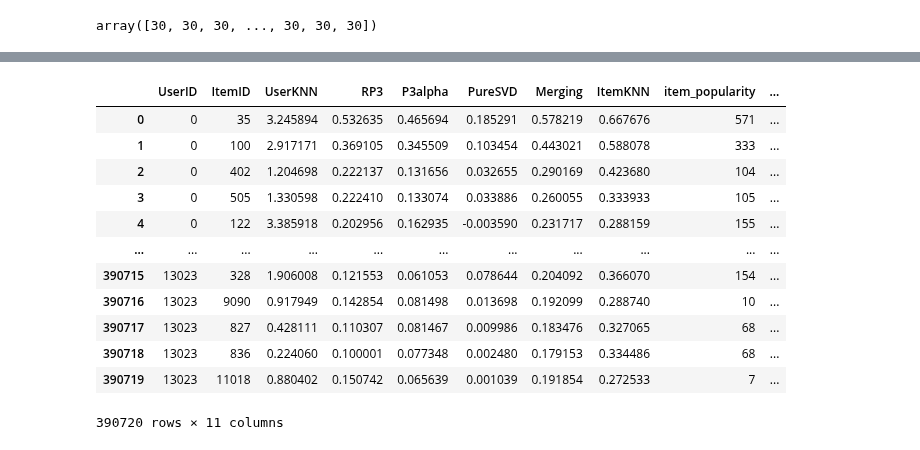
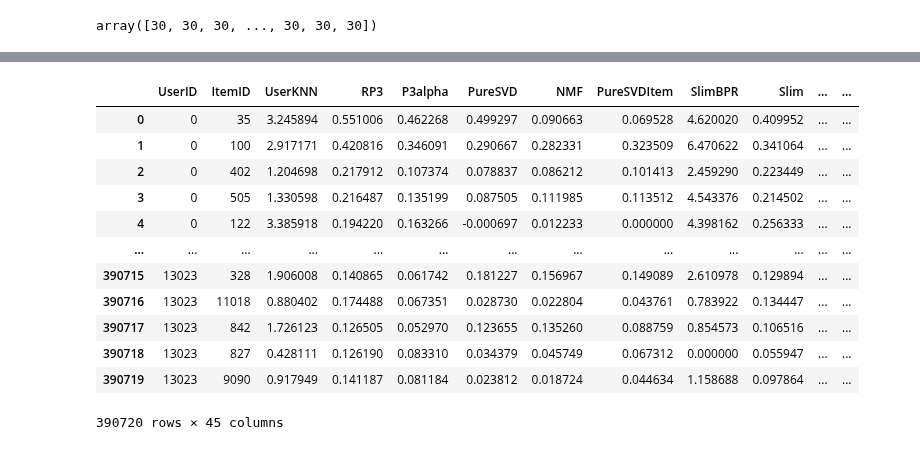
Before and after one commit to CarloSgaravatti/Recsys_Challenge_2023, a Jupyter notebook: challenge_notebooks/xgboost.ipynb, the cells around one changed output, grey strips where cells are left out. Drawn from its saved outputs; the diff is of its cells as text; code cells hidden in the pictures.

```diff
--- a/challenge_notebooks/xgboost.ipynb
+++ b/challenge_notebooks/xgboost.ipynb
@@ -256,0 +230,4 @@ Recommender_Base_Class: URM Detected 476 ( 2.1%) items with no interactions.
+# %%
+# with open('/kaggle/working/Recsys_Challenge_2023/tuning_results/best_params_puresvd_item.json', 'r') as params_file:
+#     params_pure_svd_item = json.load(params_file)
+params_pure_svd_item = {"topK": 43, "num_factors": 171}
@@ -300,8 +375,7 @@ training_dataframe = pd.DataFrame(index=range(0, n_users), columns = ["ItemID"])
 training_dataframe.index.name='UserID'
 
 for user_id in tqdm.tqdm_notebook(range(n_users)):
-    recommendations = linear_combinator.recommend(user_id, cutoff = cutoff)
-#     recommendations = recommender_item.recommend(user_id, cutoff=cutoff)
+    recommendations = hybrid_similarity.recommend(user_id, cutoff = cutoff)
     training_dataframe.loc[user_id, "ItemID"] = recommendations
 
 training_dataframe = training_dataframe.explode("ItemID")
@@ -371,9 +445,13 @@ for user_id in tqdm.tqdm_notebook(range(n_users)):
     training_dataframe.loc[user_id, 'UserKNN'] = recommender_user._compute_item_score([user_id], items_to_compute = item_list)[0, item_list]
     training_dataframe.loc[user_id, 'RP3'] = recommender_rp3._compute_item_score([user_id], items_to_compute = item_list)[0, item_list]
     training_dataframe.loc[user_id, 'P3alpha'] = recommender_p3a._compute_item_score([user_id], items_to_compute = item_list)[0, item_list]
-    training_dataframe.loc[user_id, 'PureSVD'] = pure_svd._compute_item_score([user_id], items_to_compute = item_list)[0, item_list]
-    training_dataframe.loc[user_id, 'Merging'] = hybrid_similarity._compute_item_score([user_id], items_to_compute = item_list)[0, item_list]
-    training_dataframe.loc[user_id, 'ItemKNN'] = recommender_item._compute_item_score([user_id], items_to_compute = item_list)[0, item_list]
+    training_dataframe.loc[user_id, 'PureSVD'] = recommender_pure_svd._compute_item_score([user_id], items_to_compute = item_list)[0, item_list]
+    training_dataframe.loc[user_id, 'NMF'] = recommender_nmf._compute_item_score([user_id], items_to_compute = item_list)[0, item_list]
+    training_dataframe.loc[user_id, 'PureSVDItem'] = recommender_pure_svd_item._compute_item_score([user_id], items_to_compute = item_list)[0, item_list]
+    training_dataframe.loc[user_id, 'SlimBPR'] = recommender_slim_bpr._compute_item_score([user_id], items_to_compute = item_list)[0, item_list]
+    training_dataframe.loc[user_id, 'Slim'] = recommender_slim._compute_item_score([user_id], items_to_compute = item_list)[0, item_list]
+    training_dataframe.loc[user_id, 'EaseR'] = recommender_ease_r._compute_item_score([user_id], items_to_compute = item_list)[0, item_list]
+    # training_dataframe.loc[user_id, 'IALS'] = recommender_ials._compute_item_score([user_id], items_to_compute = item_list)[0, item_list]
 
 training_dataframe = training_dataframe.reset_index()
 training_dataframe = training_dataframe.rename(columns = {"index": "UserID"})
@@ -541,8 +644,7 @@ validation_dataframe = pd.DataFrame(index=range(0, n_users), columns = ["ItemID"
 validation_dataframe.index.name='UserID'
 
 for user_id in tqdm.tqdm_notebook(range(n_users)):
-    recommendations = linear_combinator.recommend(user_id, cutoff = cutoff)
-    # recommendations = recommender_item.recommend(user_id, cutoff = cutoff)
+    recommendations = hybrid_similarity.recommend(user_id, cutoff = cutoff)
     validation_dataframe.loc[user_id, "ItemID"] = recommendations
 
 validation_dataframe = validation_dataframe.explode("ItemID")
@@ -553,9 +655,13 @@ for user_id in tqdm.tqdm_notebook(range(n_users)):
     validation_dataframe.loc[user_id, 'UserKNN'] = recommender_user._compute_item_score([user_id], items_to_compute = item_list)[0, item_list]
     validation_dataframe.loc[user_id, 'RP3'] = recommender_rp3._compute_item_score([user_id], items_to_compute = item_list)[0, item_list]
     validation_dataframe.loc[user_id, 'P3alpha'] = recommender_p3a._compute_item_score([user_id], items_to_compute = item_list)[0, item_list]
-    validation_dataframe.loc[user_id, 'PureSVD'] = pure_svd._compute_item_score([user_id], items_to_compute = item_list)[0, item_list]
-    validation_dataframe.loc[user_id, 'Merging'] = hybrid_similarity._compute_item_score([user_id], items_to_compute = item_list)[0, item_list]
-    validation_dataframe.loc[user_id, 'ItemKNN'] = recommender_item._compute_item_score([user_id], items_to_compute = item_list)[0, item_list]
+    validation_dataframe.loc[user_id, 'PureSVD'] = recommender_pure_svd._compute_item_score([user_id], items_to_compute = item_list)[0, item_list]
+    validation_dataframe.loc[user_id, 'NMF'] = recommender_nmf._compute_item_score([user_id], items_to_compute = item_list)[0, item_list]
+    validation_dataframe.loc[user_id, 'PureSVDItem'] = recommender_pure_svd_item._compute_item_score([user_id], items_to_compute = item_list)[0, item_list]
+    validation_dataframe.loc[user_id, 'SlimBPR'] = recommender_slim_bpr._compute_item_score([user_id], items_to_compute = item_list)[0, item_list]
+    validation_dataframe.loc[user_id, 'Slim'] = recommender_slim._compute_item_score([user_id], items_to_compute = item_list)[0, item_list]
+    validation_dataframe.loc[user_id, 'EaseR'] = recommender_ease_r._compute_item_score([user_id], items_to_compute = item_list)[0, item_list]
+    # validation_dataframe.loc[user_id, 'IALS'] = recommender_ials._compute_item_score([user_id], items_to_compute = item_list)[0, item_list]
 
 validation_dataframe = validation_dataframe.reset_index()
 validation_dataframe = validation_dataframe.rename(columns = {"index": "UserID"})
@@ -586,28 +692,28 @@ Please use `tqdm.notebook.tqdm` instead of `tqdm.tqdm_notebook`
 # %%
 mainstream_user = URM_train_complete.dot(item_popularity) / np.where(user_popularity == 0, 1, user_popularity)
 validation_dataframe['mainstream_user'] = mainstream_user[validation_dataframe["UserID"].values.astype(int)]
 
-# mainstream_item = URM_train_complete.T.dot(user_popularity) / np.where(item_popularity == 0, 1, item_popularity)
-# validation_dataframe['mainstream_item'] = mainstream_item[validation_dataframe["ItemID"].values.astype(int)]
+mainstream_item = URM_train_complete.T.dot(user_popularity) / np.where(item_popularity == 0, 1, item_popularity)
+validation_dataframe['mainstream_item'] = mainstream_item[validation_dataframe["ItemID"].values.astype(int)]
 
-# user_factors_df = pd.DataFrame(user_factors_validation, columns=[f'factor_{i}' for i in range(user_factors_train.shape[1])])
+user_factors_df = pd.DataFrame(user_factors_train, columns=[f'factor_{i}' for i in range(user_factors_train.shape[1])])
 
-# validation_dataframe = validation_dataframe.merge(user_factors_df, left_on='UserID', right_index=True)
+validation_dataframe = validation_dataframe.merge(user_factors_df, left_on='UserID', right_index=True)
 validation_dataframe
 # %% [output]
-|  | UserID | ItemID | UserKNN | RP3 | P3alpha | PureSVD | Merging | ItemKNN | item_popularity | ... |
-| 0 | 0 | 35 | 3.245894 | 0.532635 | 0.465694 | 0.185291 | 0.578219 | 0.667676 | 571 | ... |
-| 1 | 0 | 100 | 2.917171 | 0.369105 | 0.345509 | 0.103454 | 0.443021 | 0.588078 | 333 | ... |
-| 2 | 0 | 402 | 1.204698 | 0.222137 | 0.131656 | 0.032655 | 0.290169 | 0.423680 | 104 | ... |
-| 3 | 0 | 505 | 1.330598 | 0.222410 | 0.133074 | 0.033886 | 0.260055 | 0.333933 | 105 | ... |
-| 4 | 0 | 122 | 3.385918 | 0.202956 | 0.162935 | -0.003590 | 0.231717 | 0.288159 | 155 | ... |
-| ... | ... | ... | ... | ... | ... | ... | ... | ... | ... | ... |
-| 390715 | 13023 | 328 | 1.906008 | 0.121553 | 0.061053 | 0.078644 | 0.204092 | 0.366070 | 154 | ... |
-| 390716 | 13023 | 9090 | 0.917949 | 0.142854 | 0.081498 | 0.013698 | 0.192099 | 0.288740 | 10 | ... |
-| 390717 | 13023 | 827 | 0.428111 | 0.110307 | 0.081467 | 0.009986 | 0.183476 | 0.327065 | 68 | ... |
-| 390718 | 13023 | 836 | 0.224060 | 0.100001 | 0.077348 | 0.002480 | 0.179153 | 0.334486 | 68 | ... |
-| 390719 | 13023 | 11018 | 0.880402 | 0.150742 | 0.065639 | 0.001039 | 0.191854 | 0.272533 | 7 | ... |
+|  | UserID | ItemID | UserKNN | RP3 | P3alpha | PureSVD | NMF | PureSVDItem | SlimBPR | Slim | ... | ... |
+| 0 | 0 | 35 | 3.245894 | 0.551006 | 0.462268 | 0.499297 | 0.090663 | 0.069528 | 4.620020 | 0.409952 | ... | ... |
+| 1 | 0 | 100 | 2.917171 | 0.420816 | 0.346091 | 0.290667 | 0.282331 | 0.323509 | 6.470622 | 0.341064 | ... | ... |
+| 2 | 0 | 402 | 1.204698 | 0.217912 | 0.107374 | 0.078837 | 0.086212 | 0.101413 | 2.459290 | 0.223449 | ... | ... |
+| 3 | 0 | 505 | 1.330598 | 0.216487 | 0.135199 | 0.087505 | 0.111985 | 0.113512 | 4.543376 | 0.214502 | ... | ... |
+| 4 | 0 | 122 | 3.385918 | 0.194220 | 0.163266 | -0.000697 | 0.012233 | 0.000000 | 4.398162 | 0.256333 | ... | ... |
+| ... | ... | ... | ... | ... | ... | ... | ... | ... | ... | ... | ... | ... |
+| 390715 | 13023 | 328 | 1.906008 | 0.140865 | 0.061742 | 0.181227 | 0.156967 | 0.149089 | 2.610978 | 0.129894 | ... | ... |
+| 390716 | 13023 | 11018 | 0.880402 | 0.174488 | 0.067351 | 0.028730 | 0.022804 | 0.043761 | 0.783922 | 0.134447 | ... | ... |
+| 390717 | 13023 | 842 | 1.726123 | 0.126505 | 0.052970 | 0.123655 | 0.135260 | 0.088759 | 0.854573 | 0.106516 | ... | ... |
+| 390718 | 13023 | 827 | 0.428111 | 0.126190 | 0.083310 | 0.034379 | 0.045749 | 0.067312 | 0.000000 | 0.055947 | ... | ... |
+| 390719 | 13023 | 9090 | 0.917949 | 0.141187 | 0.081184 | 0.023812 | 0.018724 | 0.044634 | 1.158688 | 0.097864 | ... | ... |
-390720 rows × 11 columns
+390720 rows × 45 columns
 # %%
 # validation_dataframe["UserID"] = validation_dataframe["UserID"].astype("category")
 # validation_dataframe["ItemID"] = validation_dataframe["ItemID"].astype("category")
```
Also changed, not shown: parts of 41 cells of this notebook.
